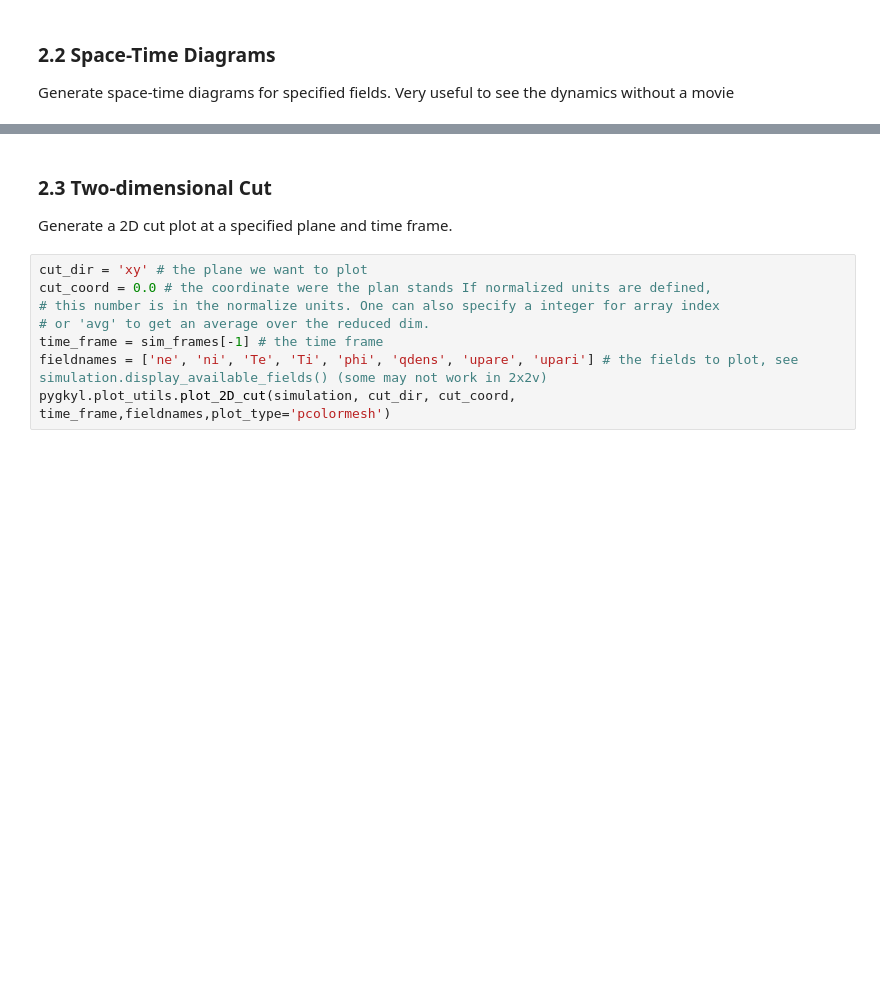
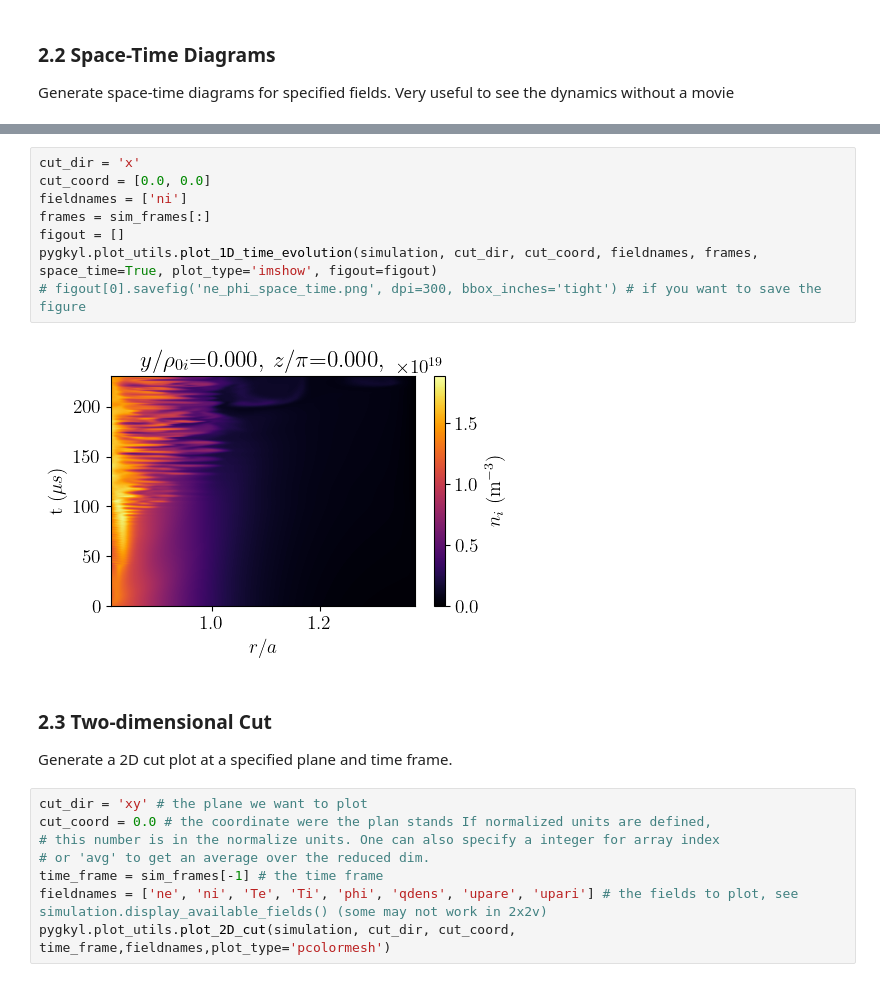
Before and after one commit to Antoinehoff/personal_gkyl_scripts, a Jupyter notebook: example.ipynb, the cells around one changed output, grey strips where cells are left out. Cells and saved outputs as stored; diff of their text form; blank space fills up the shorter version.

```diff
--- a/example.ipynb
+++ b/example.ipynb
@@ -157,3 +203,13 @@ pygkyl.plot_utils.plot_1D_time_evolution(simulation, cut_dir, cut_coord, fieldna
+# %%
+cut_dir = 'x'
+cut_coord = [0.0, 0.0]
+fieldnames = ['ni']
+frames = sim_frames[:]
+figout = []
+pygkyl.plot_utils.plot_1D_time_evolution(simulation, cut_dir, cut_coord, fieldnames, frames, space_time=True, plot_type='imshow', figout=figout)
+# figout[0].savefig('ne_phi_space_time.png', dpi=300, bbox_inches='tight') # if you want to save the figure
+# %% [output]
+[figure, added]
 # %% [markdown]
 ### 2.3 Two-dimensional Cut <a id="2d_cut"></a>
 Generate a 2D cut plot at a specified plane and time frame.
```
Also changed, not shown: parts of 26 cells of this notebook, 14 other files.
